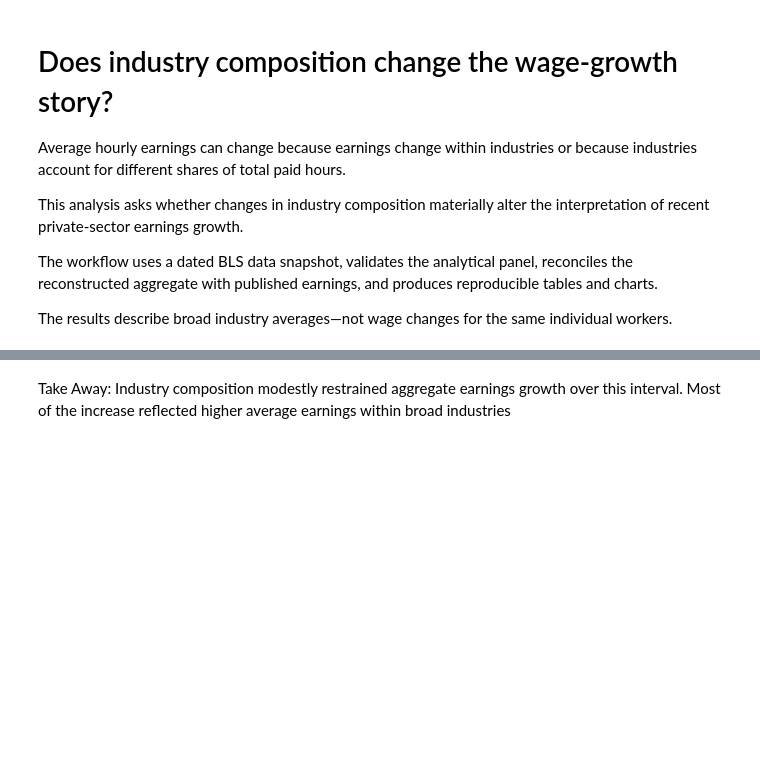
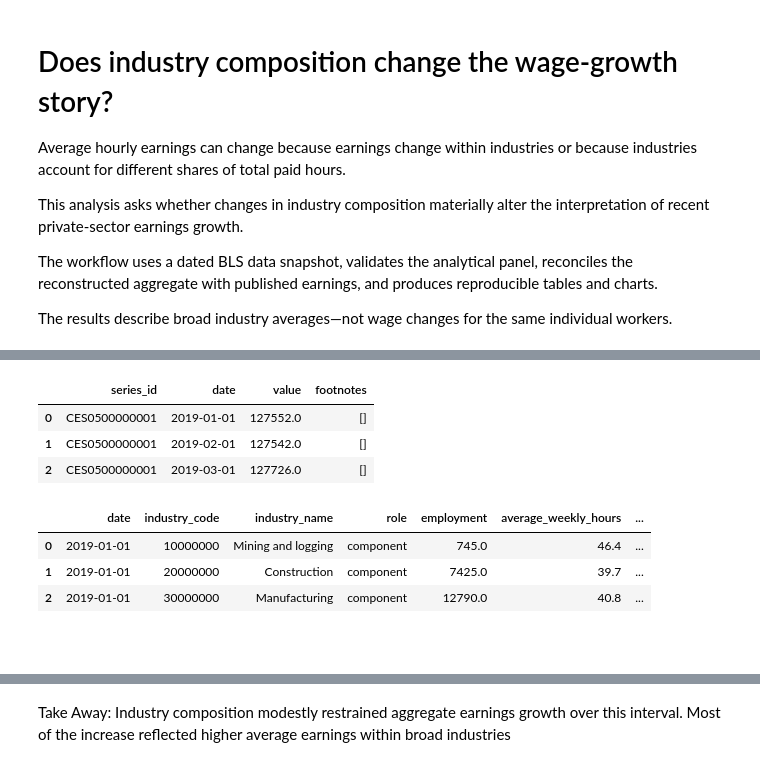
Before and after one commit to alistairbntl/wage_composition, a Jupyter notebook: wage_composition_report.ipynb, the cells around one changed output, grey strips where cells are left out. Cells and saved outputs as stored; diff of their text form; code cells hidden in the pictures; blank space fills up the shorter version.

```diff
--- a/wage_composition_report.ipynb
+++ b/wage_composition_report.ipynb
@@ -177,0 +169,9 @@ reconciliation = reconcile_headline_earnings(
+# %%
+## raw data is not well suited to analysis
+
+observations.iloc[:3]
+# %% [output]
+|  | series_id | date | value | footnotes |
+| 0 | CES0500000001 | 2019-01-01 | 127552.0 | [] |
+| 1 | CES0500000001 | 2019-02-01 | 127542.0 | [] |
+| 2 | CES0500000001 | 2019-03-01 | 127726.0 | [] |
@@ -177,0 +185,11 @@ reconciliation = reconcile_headline_earnings(
+# %%
+## component_panel is organizes the data in a clear useable format
+
+component_panel.iloc[:3]
+# %% [output]
+|  | date | industry_code | industry_name | role | employment | average_weekly_hours | ... |
+| 0 | 2019-01-01 | 10000000 | Mining and logging | component | 745.0 | 46.4 | ... |
+| 1 | 2019-01-01 | 20000000 | Construction | component | 7425.0 | 39.7 | ... |
+| 2 | 2019-01-01 | 30000000 | Manufacturing | component | 12790.0 | 40.8 | ... |
+# %% [markdown]
+##
```
Also changed, not shown: parts of 23 cells of this notebook, 2 other files.
